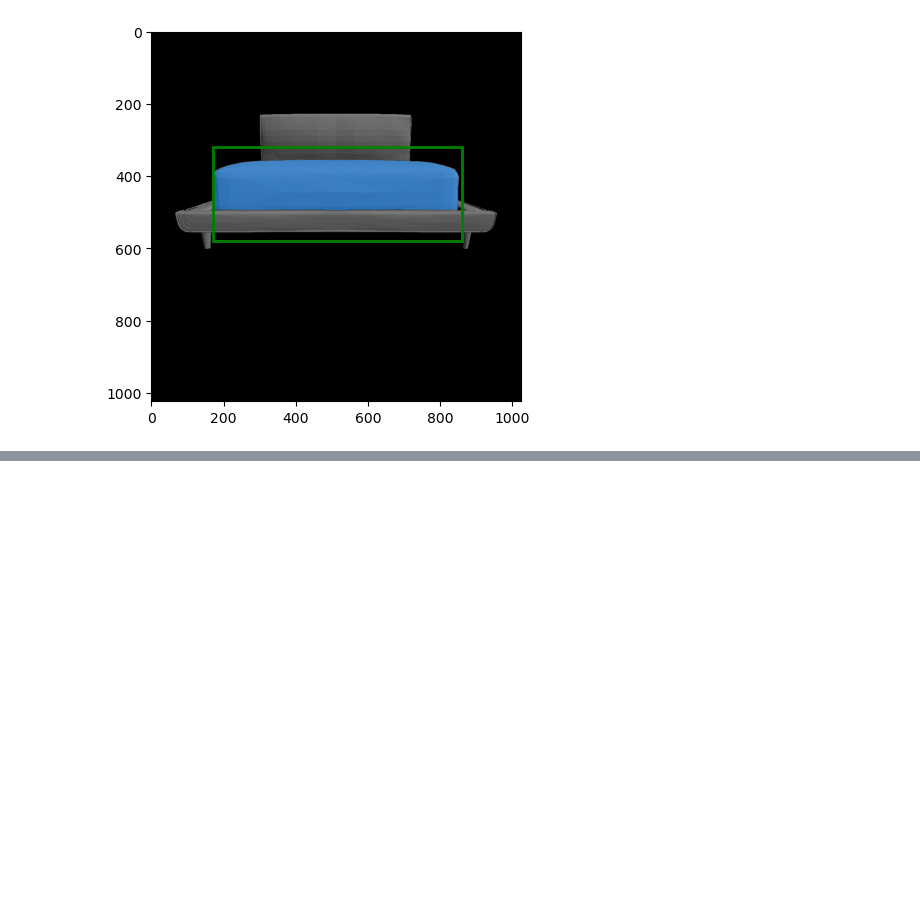
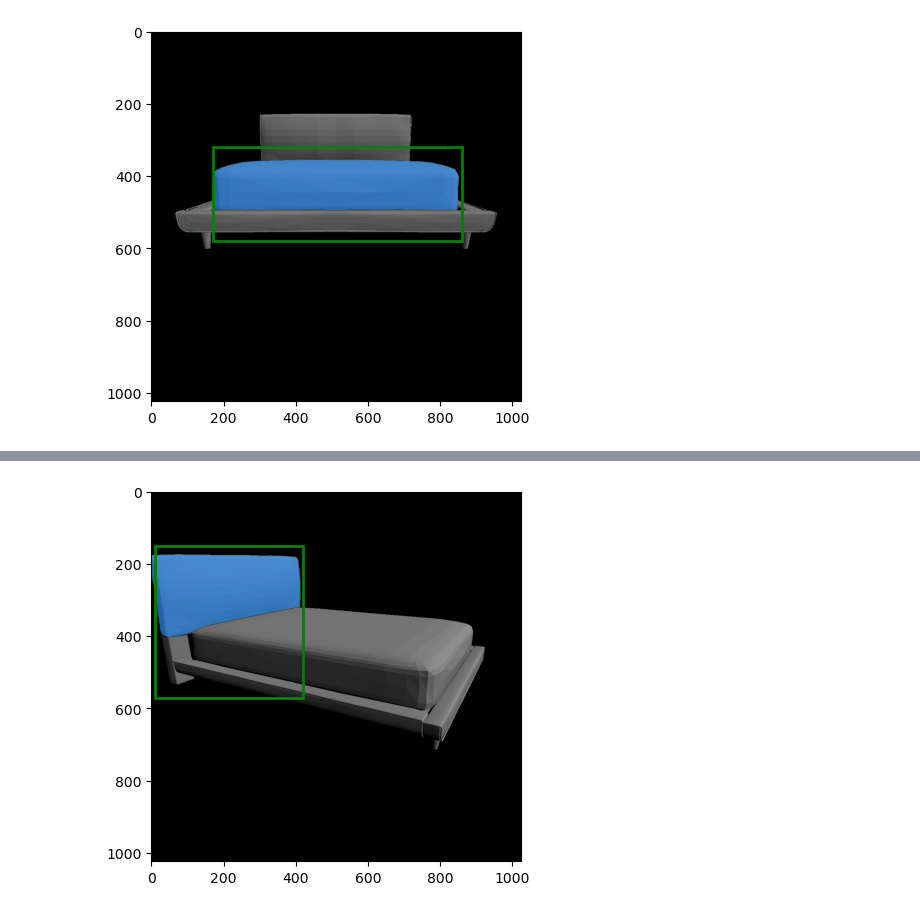
Before and after one commit to n-khalil/SATR-tests, a Jupyter notebook: test_renderer.ipynb, the cells around one changed output, grey strips where cells are left out. Cells and saved outputs as stored; diff of their text form; code cells hidden in the pictures; blank space fills up the shorter version.

```diff
--- a/test_renderer.ipynb
+++ b/test_renderer.ipynb
@@ -178,0 +198,19 @@ plt.show()
+# %%
+elev = torch.deg2rad(torch.tensor(20)).to(device)
+azim = torch.deg2rad(torch.tensor(150)).to(device)
+image = render_view(elev, azim, 3)
+predictor.set_image(image)
+input_box = np.array([10, 150, 420, 570])
+masks, _, _ = predictor.predict(
+    point_coords=None,
+    point_labels=None,
+    box=input_box[None, :],
+    multimask_output=True,
+)
+plt.figure()
+plt.imshow(image)
+show_box(input_box, plt.gca())
+show_mask(masks[0], plt.gca())
+plt.show()
+# %% [output]
+[figure, added]
```
Also changed, not shown: parts of 2 cells of this notebook, 30 other files.
